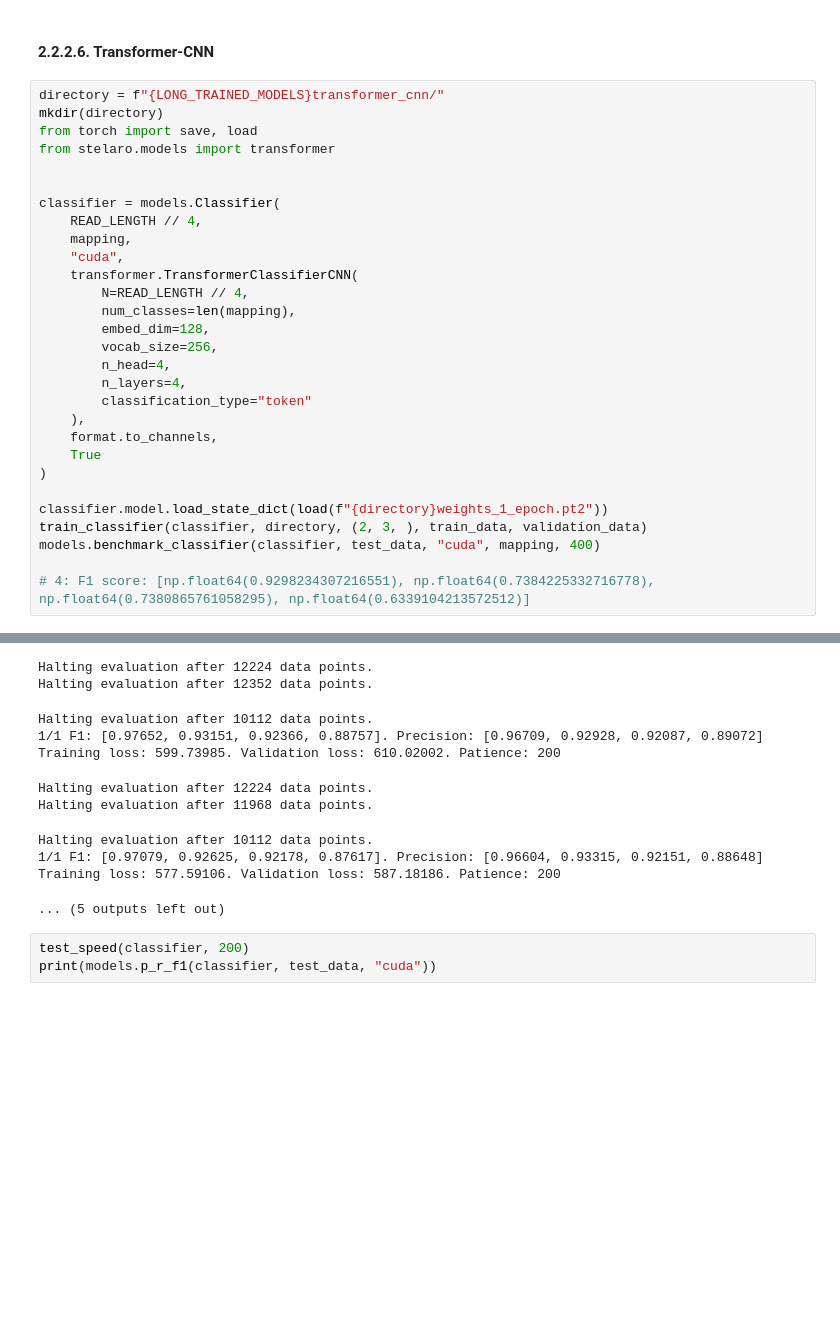
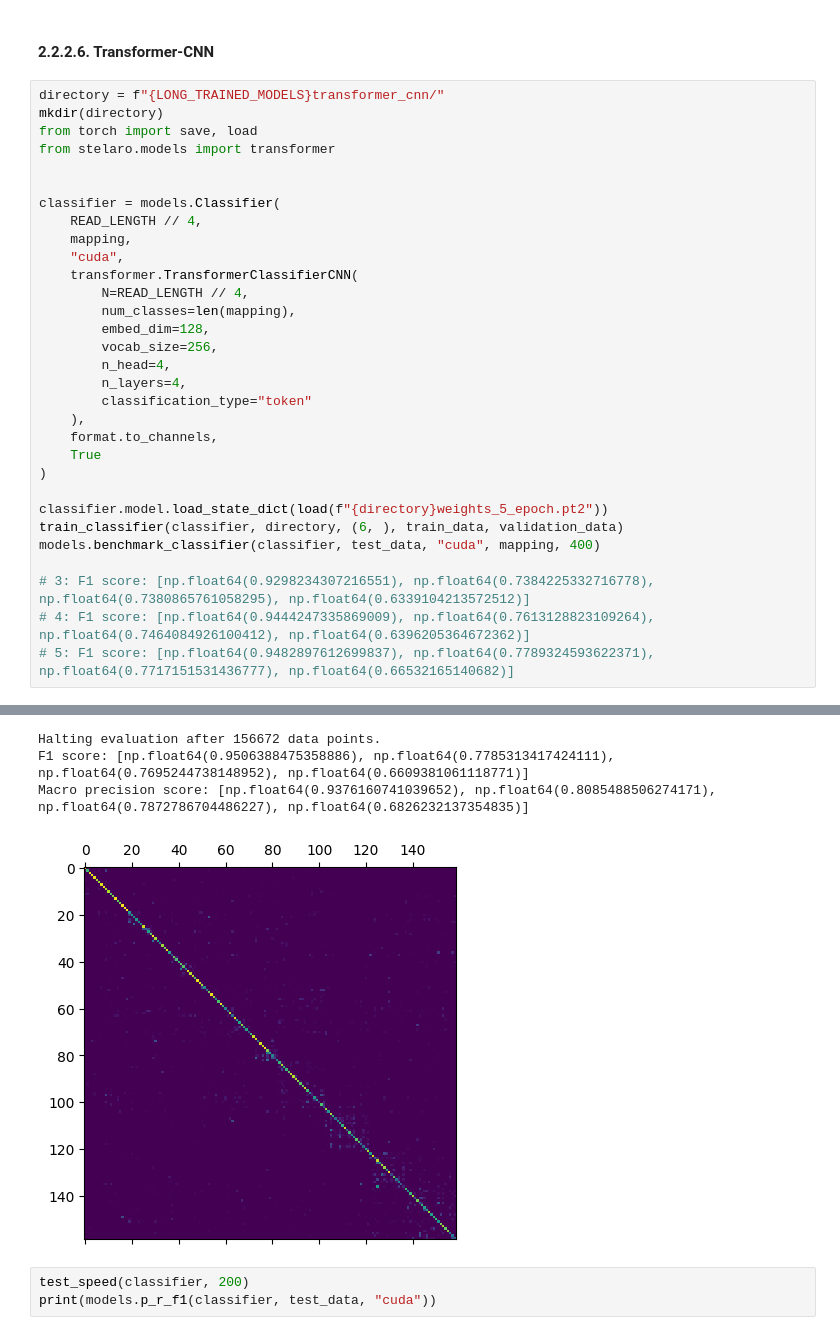
Before and after one commit to Vincent-Therrien/stelaro, a Jupyter notebook: demonstrations/classification.ipynb, the cells around one changed output, grey strips where cells are left out. Cells and saved outputs as stored; diff of their text form; blank space fills up the shorter version.

```diff
--- a/demonstrations/classification.ipynb
+++ b/demonstrations/classification.ipynb
@@ -2381,10 +2381,12 @@ classifier = models.Classifier(
     True
 )
 
-classifier.model.load_state_dict(load(f"{directory}weights_1_epoch.pt2"))
-train_classifier(classifier, directory, (2, 3, ), train_data, validation_data)
+classifier.model.load_state_dict(load(f"{directory}weights_5_epoch.pt2"))
+train_classifier(classifier, directory, (6, ), train_data, validation_data)
 models.benchmark_classifier(classifier, test_data, "cuda", mapping, 400)
 
-# 4: F1 score: [np.float64(0.9298234307216551), np.float64(0.7384225332716778), np.float64(0.7380865761058295), np.float64(0.6339104213572512)]
+# 3: F1 score: [np.float64(0.9298234307216551), np.float64(0.7384225332716778), np.float64(0.7380865761058295), np.float64(0.6339104213572512)]
+# 4: F1 score: [np.float64(0.9444247335869009), np.float64(0.7613128823109264), np.float64(0.7464084926100412), np.float64(0.6396205364672362)]
+# 5: F1 score: [np.float64(0.9482897612699837), np.float64(0.7789324593622371), np.float64(0.7717151531436777), np.float64(0.66532165140682)]
 # %% [output]
 Number of parameters: 1_159_840
@@ -2414,14 +2419,7 @@ Epoch 3
-Halting evaluation after 12224 data points.
-Halting evaluation after 12352 data points.
+Halting evaluation after 156672 data points.
+F1 score: [np.float64(0.9506388475358886), np.float64(0.7785313417424111), np.float64(0.7695244738148952), np.float64(0.6609381061118771)]
+Macro precision score: [np.float64(0.9376160741039652), np.float64(0.8085488506274171), np.float64(0.7872786704486227), np.float64(0.6826232137354835)]
-Halting evaluation after 10112 data points.
-1/1 F1: [0.97652, 0.93151, 0.92366, 0.88757]. Precision: [0.96709, 0.92928, 0.92087, 0.89072]
-Training loss: 599.73985. Validation loss: 610.02002. Patience: 200
-Halting evaluation after 12224 data points.
-Halting evaluation after 11968 data points.
-Halting evaluation after 10112 data points.
-1/1 F1: [0.97079, 0.92625, 0.92178, 0.87617]. Precision: [0.96604, 0.93315, 0.92151, 0.88648]
-Training loss: 577.59106. Validation loss: 587.18186. Patience: 200
-... (5 outputs left out)
+[figure, added]
 # %%
 test_speed(classifier, 200)
 print(models.p_r_f1(classifier, test_data, "cuda"))
```
Also changed, not shown: parts of 5 cells of this notebook.
